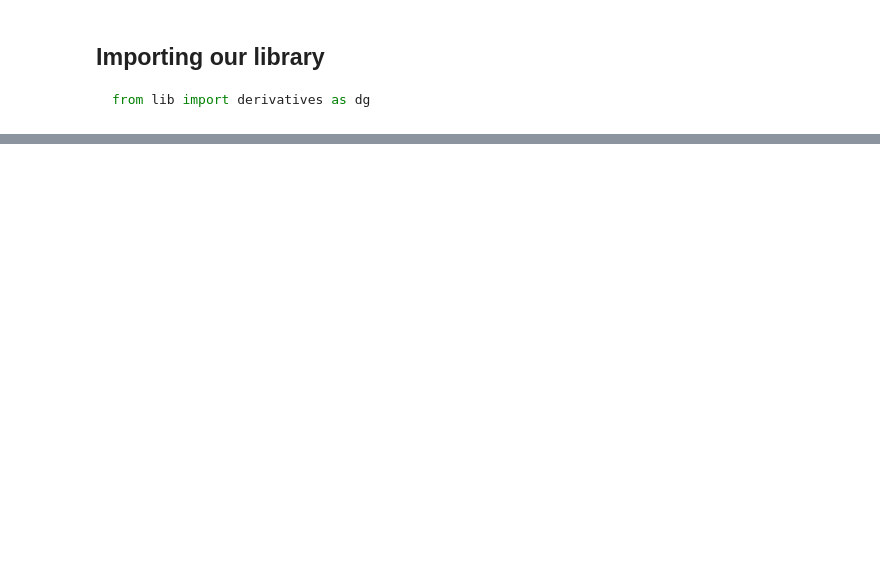
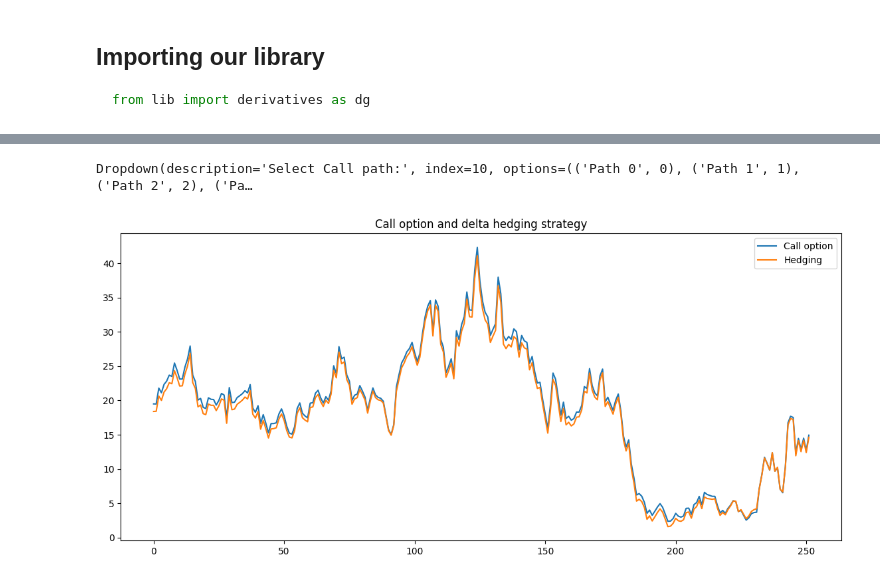
Before and after one commit to sylvioazevedo/modeling, a Jupyter notebook: bs_mc__no_dy.ipynb, the cells around one changed output, grey strips where cells are left out. Saved outputs shown, nothing was run; the diff lists cells and outputs as text; code cells hidden in the pictures; blank space fills up the shorter version.

```diff
--- a/bs_mc__no_dy.ipynb
+++ b/bs_mc__no_dy.ipynb
@@ -143,0 +175,50 @@ Name: 251, Length: 10000, dtype: float64
+# %%
+# same procedure using pandas
+
+def calculate_paths(underlying):
+    u_path = df.iloc[underlying]
+
+    paths = pd.DataFrame(index=range(252), columns=['Call_path', 'Hedging_path'])
+    paths.at[0, 'Hedging_path'] = call_bs * np.exp(rf*T/252) + (u_path[0] - S0 * np.exp(rf*T/ 252)) * norm.cdf((np.log(S0/K) + mi*T) / (vol * np.sqrt(T)))
+
+    for i in range(252):
+        t = T * (1 - (i+1)/252)
+        t2 = T * (1 - (i+54)/252)
+        paths.at[i, 'Call_path'] = u_path[i] * norm.cdf((np.log(u_path[i]/K) + mi * t) / (vol * np.sqrt(t)) + (vol * np.sqrt(t))) - (K * np.exp(-rf * t) * norm.cdf((np.log(u_path[i]/K) + mi *t) / (vol * np.sqrt(t))))
+
+        if i > 0:
+            _t = (vol * np.sqrt(t2) if i < 150 else (vol * np.sqrt(t)))
+            paths.at[i, 'Hedging_path'] = (paths.at[i-1, 'Hedging_path'] * np.exp(rf*T/252)) + ((u_path[i] - u_path[i-1]) * np.exp(rf*T/252)) * norm.cdf((np.log(u_path[i-1]/K) + mi*t) / (vol * np.sqrt(t)) + _t)
+
+    return paths
+
+# create a dropdown widget to select the underlying
+path_selector = widgets.Dropdown(
+                    options=[(f'Path {i}', i) for i in range(len(df))],
+                    value=10,
+                    description='Select Call path:',
+                    disabled=False,
+                )
+
+# plot the paths
+def update_plot(change):
+    underlying = path_selector.value
+    paths = calculate_paths(underlying)
+    clear_output(wait=True)
+    display(path_selector)
+    plt.figure(figsize=(14, 6))
+    plt.plot(paths['Call_path'], label='Call option')
+    plt.plot(paths['Hedging_path'], label='Hedging')
+    plt.legend()
+    plt.title('Call option and delta hedging strategy')
+    plt.show()
+
+# attach the update_plot function to the dropdown widget
+path_selector.observe(update_plot, names='value')
+
+# display the dropdown widget and the plot
+display(path_selector)
+update_plot(None)
+# %% [output]
+Dropdown(description='Select Call path:', index=10, options=(('Path 0', 0), ('Path 1', 1), ('Path 2', 2), ('Pa…
+[figure, added]
```
Also changed, not shown: parts of 8 cells of this notebook.
